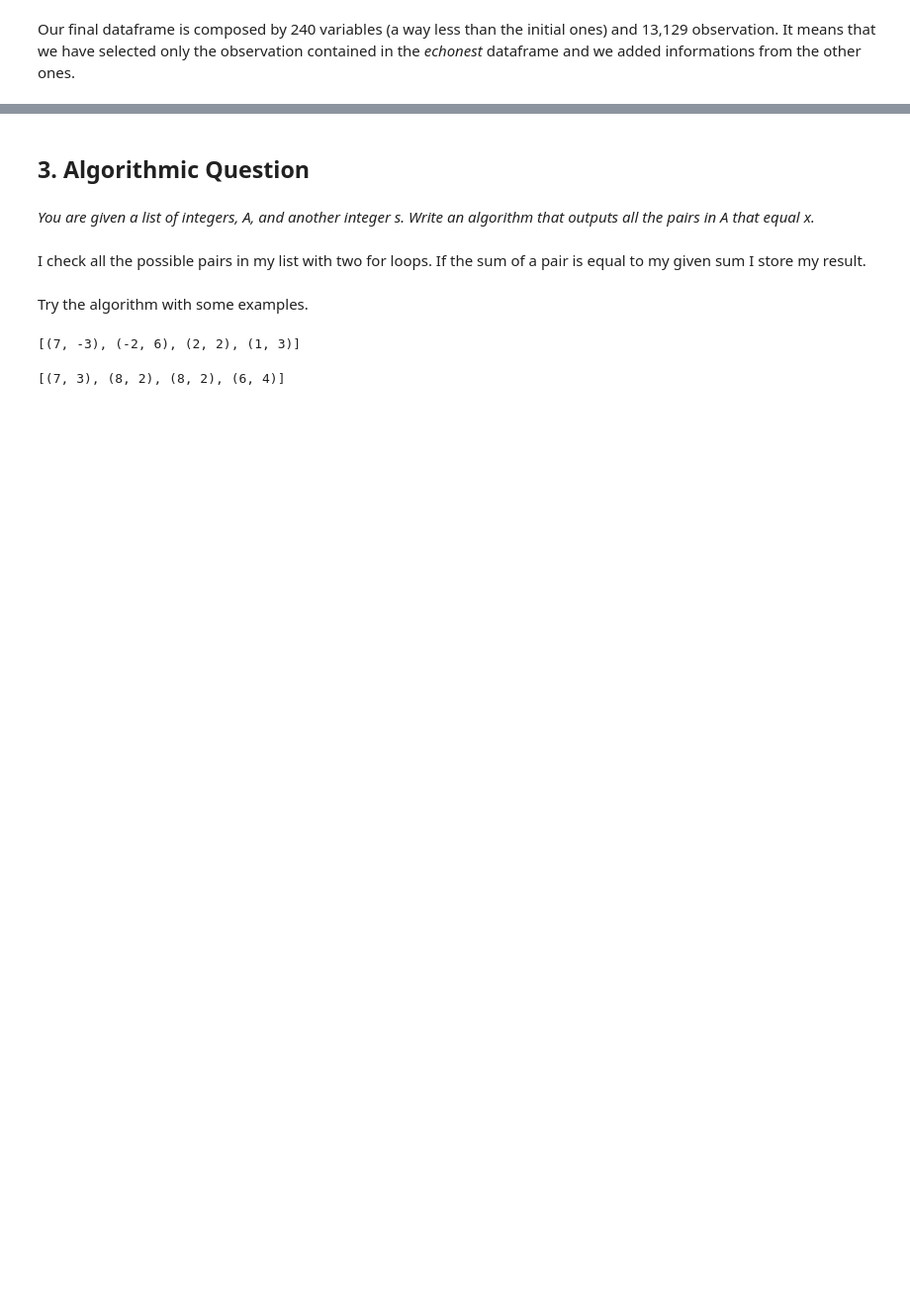
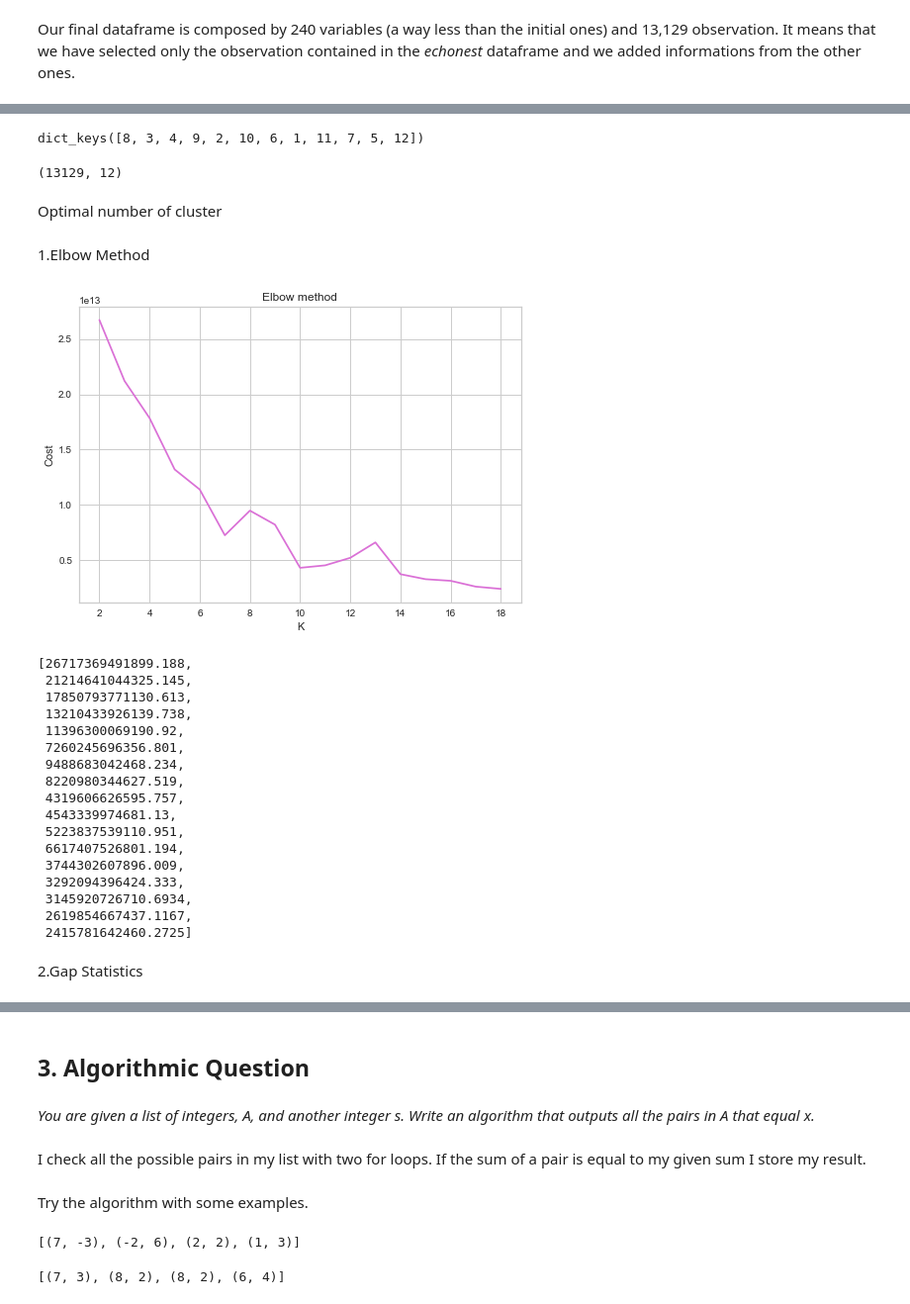
Before and after one commit to michele1783/ADM-HW4, a Jupyter notebook: Homework_with_pca.ipynb, the cells around one changed output, grey strips where cells are left out. Shown: that part at 99% size. Drawn from its saved outputs; the diff is of its cells as text; code cells hidden in the pictures; blank space fills up the shorter version.

```diff
--- a/Homework_with_pca.ipynb
+++ b/Homework_with_pca.ipynb
@@ -482,0 +534,52 @@ Our final dataframe is composed by 240 variables (a way less than the initial on
+# %%
+merged_df_1 = remove_object_dtype(merged_df)
+# %%
+list_cluster, euc_dis, dictionary = K_Means(12, merged_df_1)
+# %%
+dictionary.keys()
+# %% [output]
+dict_keys([8, 3, 4, 9, 2, 10, 6, 1, 11, 7, 5, 12])
+# %%
+euc_dis.shape
+# %% [output]
+(13129, 12)
+# %% [markdown]
+Optimal number of cluster
+# %%
+def elbow(data, k):
+    cost = []
+    for i in range(2,k):
+        list_cluster, euc_dis, dictionary = K_Means(i, data)
+        cost.append(sum(euc_dis.min(axis=1)**2))
+    x = list(range(2,k))
+    plt.plot(x, cost, color = "orchid")
+    plt.title("Elbow method")
+    plt.xlabel("K")
+    plt.ylabel("Cost")
+    plt.show()
+    return(cost)
+# %% [markdown]
+1.Elbow Method
+# %%
+elbow(merged_df_1,19)
+# %% [output]
+[figure, added]
+[26717369491899.188,
+ 21214641044325.145,
+ 17850793771130.613,
+ 13210433926139.738,
+ 11396300069190.92,
+ 7260245696356.801,
+ 9488683042468.234,
+ 8220980344627.519,
+ 4319606626595.757,
+ 4543339974681.13,
+ 5223837539110.951,
+ 6617407526801.194,
+ 3744302607896.009,
+ 3292094396424.333,
+ 3145920726710.6934,
+ 2619854667437.1167,
+ 2415781642460.2725]
+# %% [markdown]
+2.Gap Statistics
```
Also changed, not shown: parts of 13 cells of this notebook.
